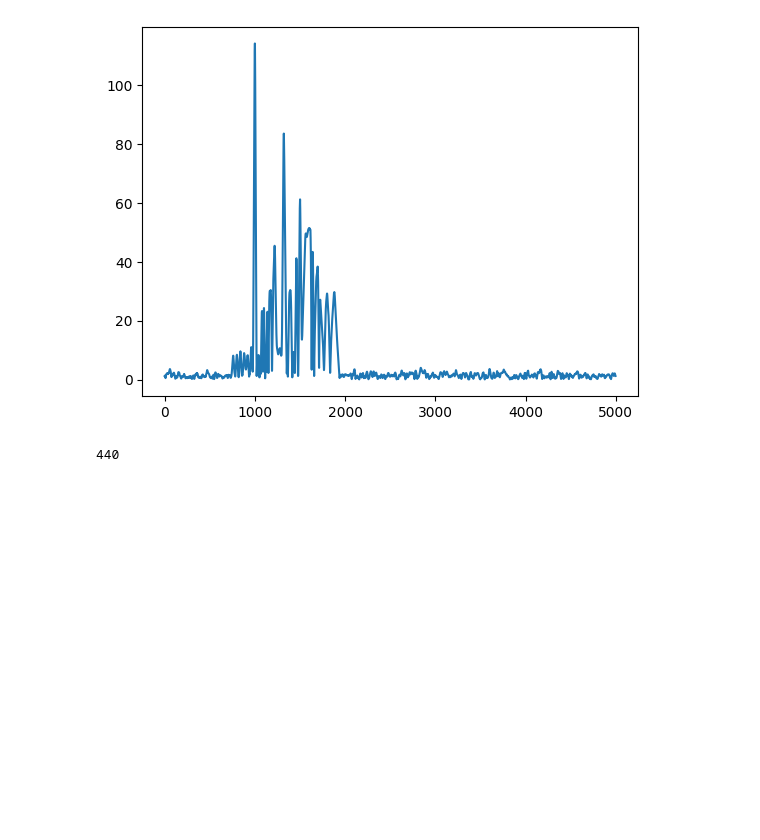
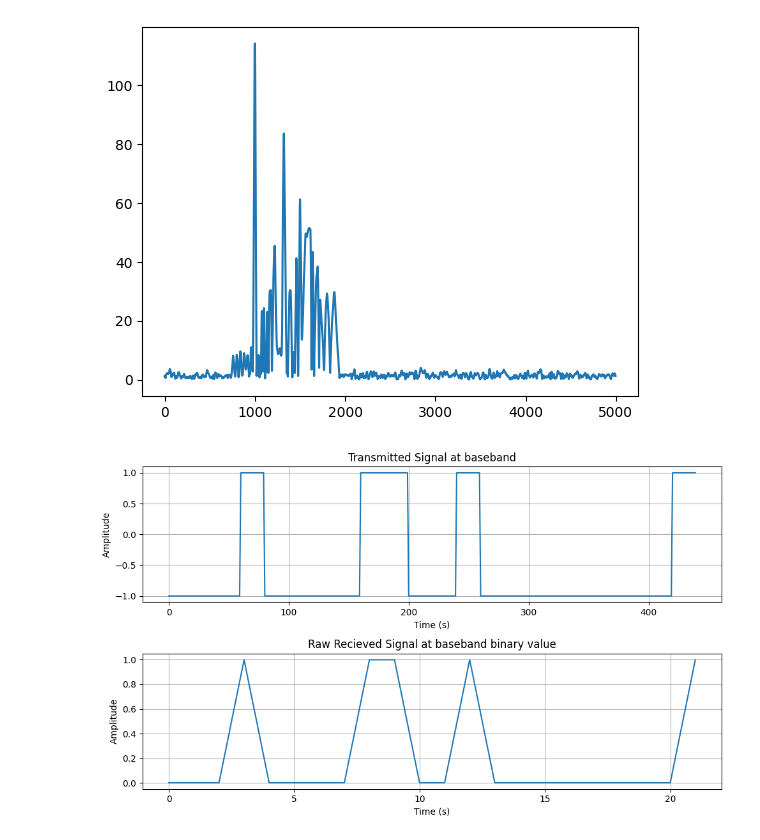
Before and after one commit to KevinHitchcock89/kev-dsp, a Jupyter notebook: bpsk.ipynb, the cells around one changed output. Cells and saved outputs as stored; diff of their text form; code cells hidden in the pictures; blank space fills up the shorter version.

```diff
--- a/bpsk.ipynb
+++ b/bpsk.ipynb
@@ -114,24 +114,56 @@ plt.plot(np.abs(matchFilter))
 [figure]
 # %%
 #we need to find the peak energy to start our message decoding
-peak = np.argmax(np.abs(matchfilter))
+peak = np.argmax(np.abs(matchFilter))
 
 #we then need to use this as the starting point for our message and remove the rest of the gate.
 #Steps to get message
 #step 1: grab header, this can be done besause we know how long the header should break
 #Header is made up of 4 fields with the following size
 #Version: 2-bits
 #Lenght: 8-bits
 #Flags: 2-bits
 #packetID: 8-bits
 #With each section have the same chip length we can find it like the following
 header_length = wave.chips_per_symbol *(wave.msg_field_length+
         wave.version_field_length+
         wave.pack_ID_field_length+
         wave.flag_field_length)
 
-print(header_length)
+start_of_header = peak+len(wave.baseband_chips)
 
-header = rx_signal[peak:peak+header_length]
+header = DDC_filtered[start_of_header:start_of_header+header_length]
+
+bits_in_phase = np.array([])
+bits = np.array([])
+for nSp in range(0,len(header),wave.chips_per_symbol):
+    chip_complex_phase = header[nSp:nSp+wave.chips_per_symbol]
+    integrated_vectors = np.sum(chip_complex_phase)
+    final_chip_phase = np.angle(integrated_vectors)
+    phase_in_degrees = np.degrees(final_chip_phase)
+    bits_in_phase=np.append(bits_in_phase,phase_in_degrees)
+    if -90 < phase_in_degrees < 90:
+        bits = np.append(bits,1)
+    else:
+        bits = np.append(bits,0)
+
+
+#This should be at baseband now.
+fig,ax = plt.subplots(nrows=2,ncols=1,figsize=(10,6))
+
+ax[0].plot(baseband_header)
+ax[0].set_title(f"Transmitted Signal at baseband")
+ax[0].set_xlabel('Time (s)')
+ax[0].set_ylabel('Amplitude')
+ax[0].grid(True)
+
+
+ax[1].plot(bits)
+ax[1].set_title(f"Raw Recieved Signal at baseband binary value")
+ax[1].set_xlabel('Time (s)')
+ax[1].set_ylabel('Amplitude')
+ax[1].grid(True)
+plt.tight_layout()
+plt.show()
 # %% [output]
-440
+[figure, added]
```
